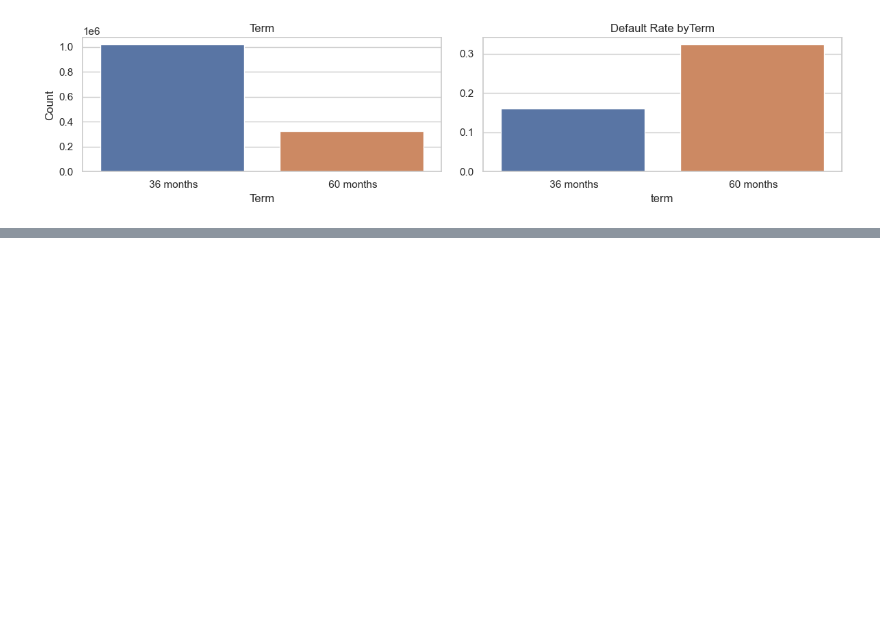
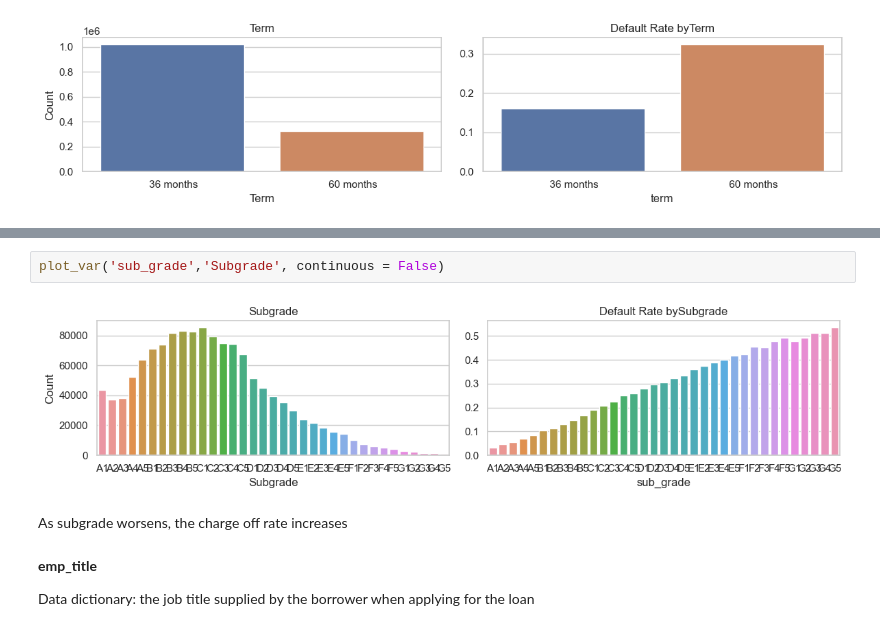
Before and after one commit to Siying6560/Lending-Club-Loan-Classification, a Jupyter notebook: LendingLoanEDA.ipynb, the cells around one changed output, grey strips where cells are left out. Saved outputs shown, nothing was run; the diff lists cells and outputs as text; blank space fills up the shorter version.

```diff
--- a/LendingLoanEDA.ipynb
+++ b/LendingLoanEDA.ipynb
@@ -286,0 +355,10 @@ plot_var('term','Term', continuous = False)
+# %%
+plot_var('sub_grade','Subgrade', continuous = False)
+# %% [output]
+[figure, added]
+# %% [markdown]
+As subgrade worsens, the charge off rate increases
+# %% [markdown]
+**emp_title**
+
+Data dictionary: the job title supplied by the borrower when applying for the loan
```
Also changed, not shown: parts of 78 cells of this notebook.
